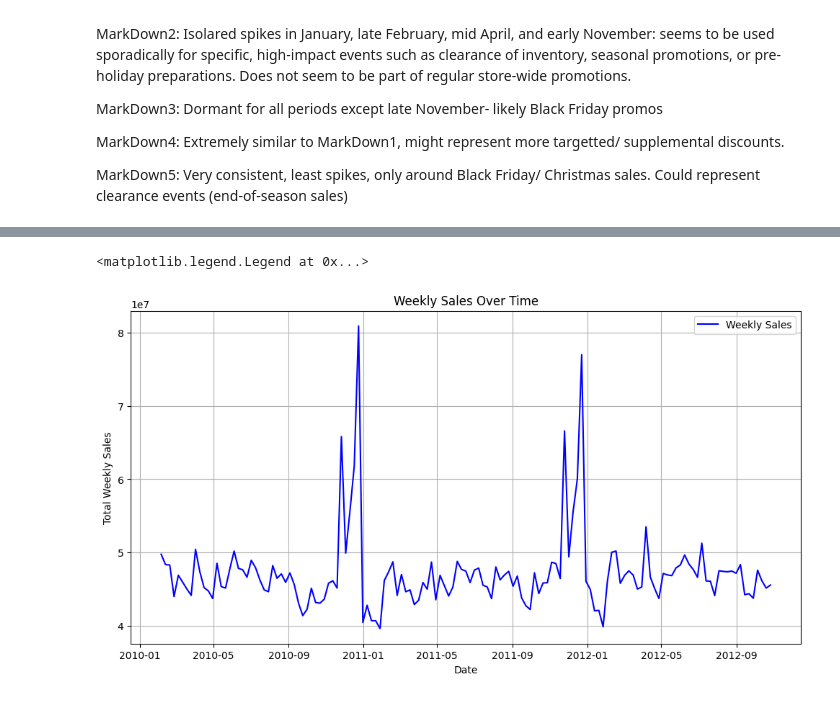
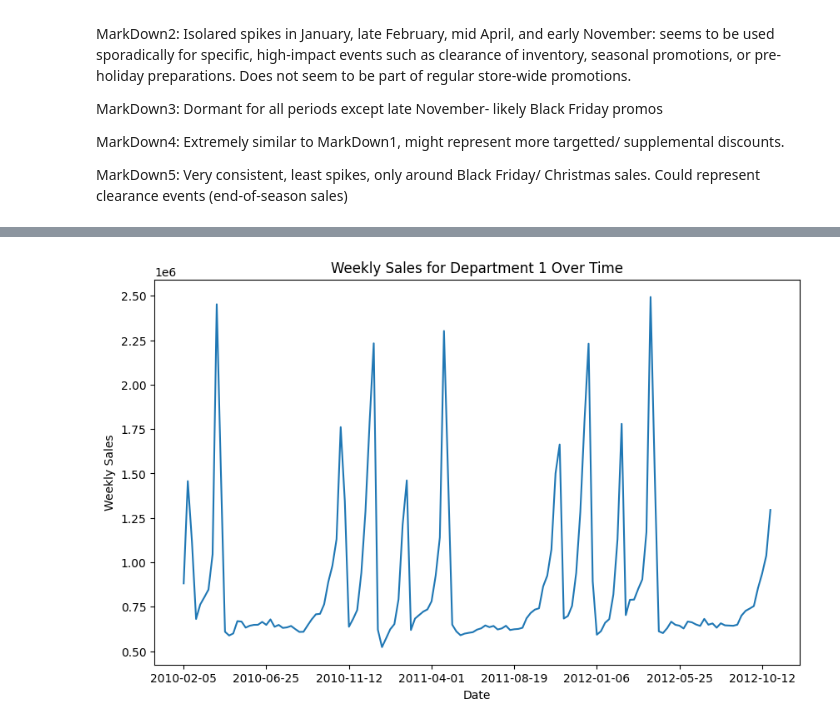
Before and after one commit to dimakazlouski/Walmart-Sales-Forecasting, a Jupyter notebook: Notebooks/01_Data_Exploration.ipynb, the cells around one changed output, grey strips where cells are left out. Cells and saved outputs as stored; diff of their text form; code cells hidden in the pictures.

Commit message:
started digging into different departments, narrowed down on key departments, will focus on them for further analysis

```diff
--- a/Notebooks/01_Data_Exploration.ipynb
+++ b/Notebooks/01_Data_Exploration.ipynb
@@ -308,20 +336,14 @@ No clear linear relantion ship between sales and temperature
 # %%
-# Converting 'Date' columns to datetime
-features_df['Date'] = pd.to_datetime(features_df['Date'])
-train_df['Date'] = pd.to_datetime(train_df['Date'])
-test_df['Date'] = pd.to_datetime(test_df['Date'])
+# Plotting weekly sales trends for a specific department (e.g., Dept 1)
+specific_dept = train_df[train_df['Dept'] == 1]
+weekly_sales_by_date = specific_dept.groupby('Date')['Weekly_Sales'].sum()
 
-# Aggregating weekly sales over time
-sales_over_time = train_df.groupby('Date')['Weekly_Sales'].sum()
-
-# Plotting sales over time
-plt.figure(figsize=(12,6))
-plt.plot(sales_over_time, label="Weekly Sales", color="blue")
-plt.title('Weekly Sales Over Time')
+# Plot weekly sales over time
+plt.figure(figsize=(10,6))
+weekly_sales_by_date.plot()
+plt.title('Weekly Sales for Department 1 Over Time')
 plt.xlabel('Date')
-plt.ylabel('Total Weekly Sales')
-plt.grid(True)
-plt.legend()
+plt.ylabel('Weekly Sales')
+plt.show()
 # %% [output]
-<matplotlib.legend.Legend at 0x...>
-[figure, old version]
+[figure, new version]
```
Also changed, not shown: parts of 12 cells of this notebook.
